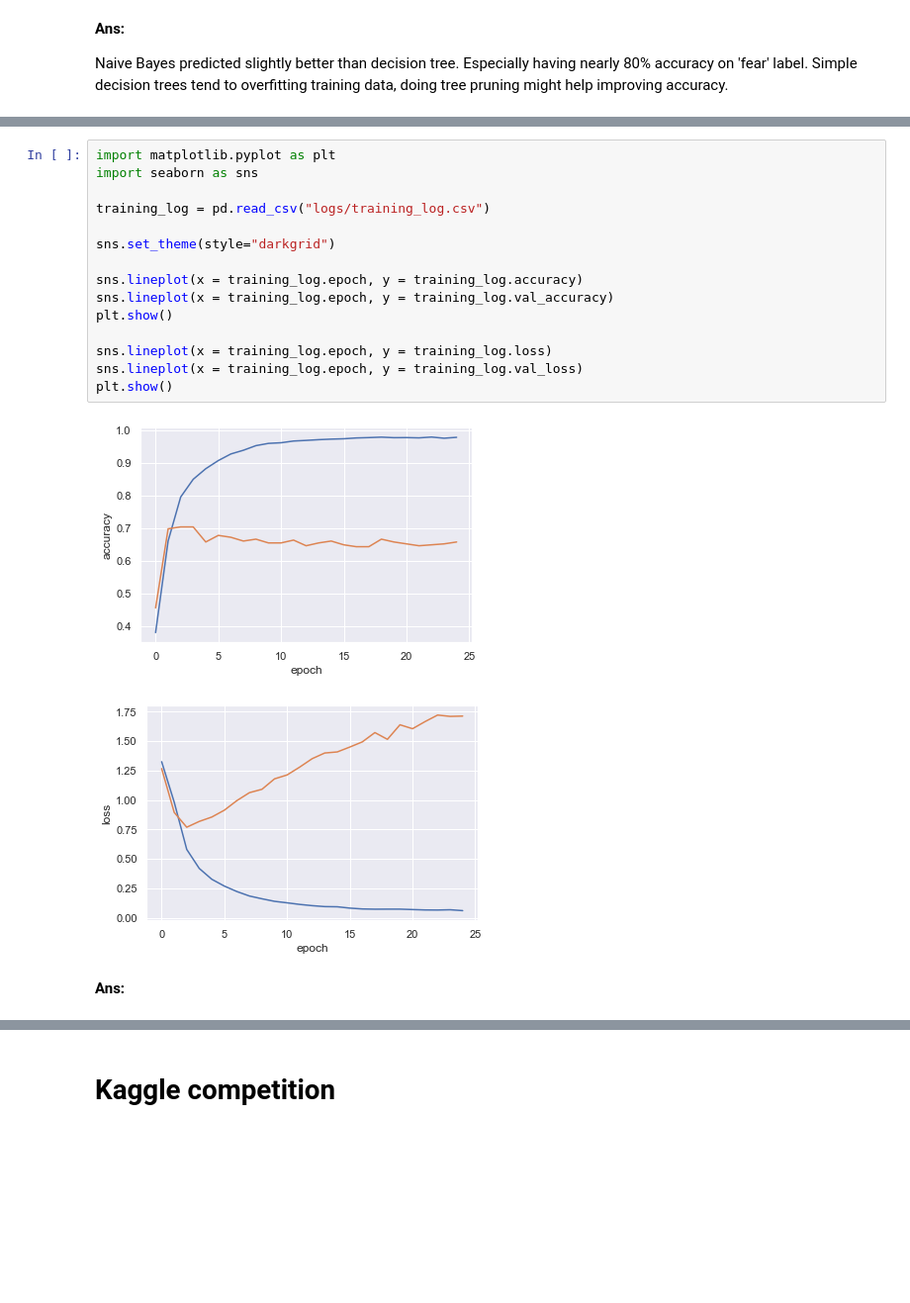
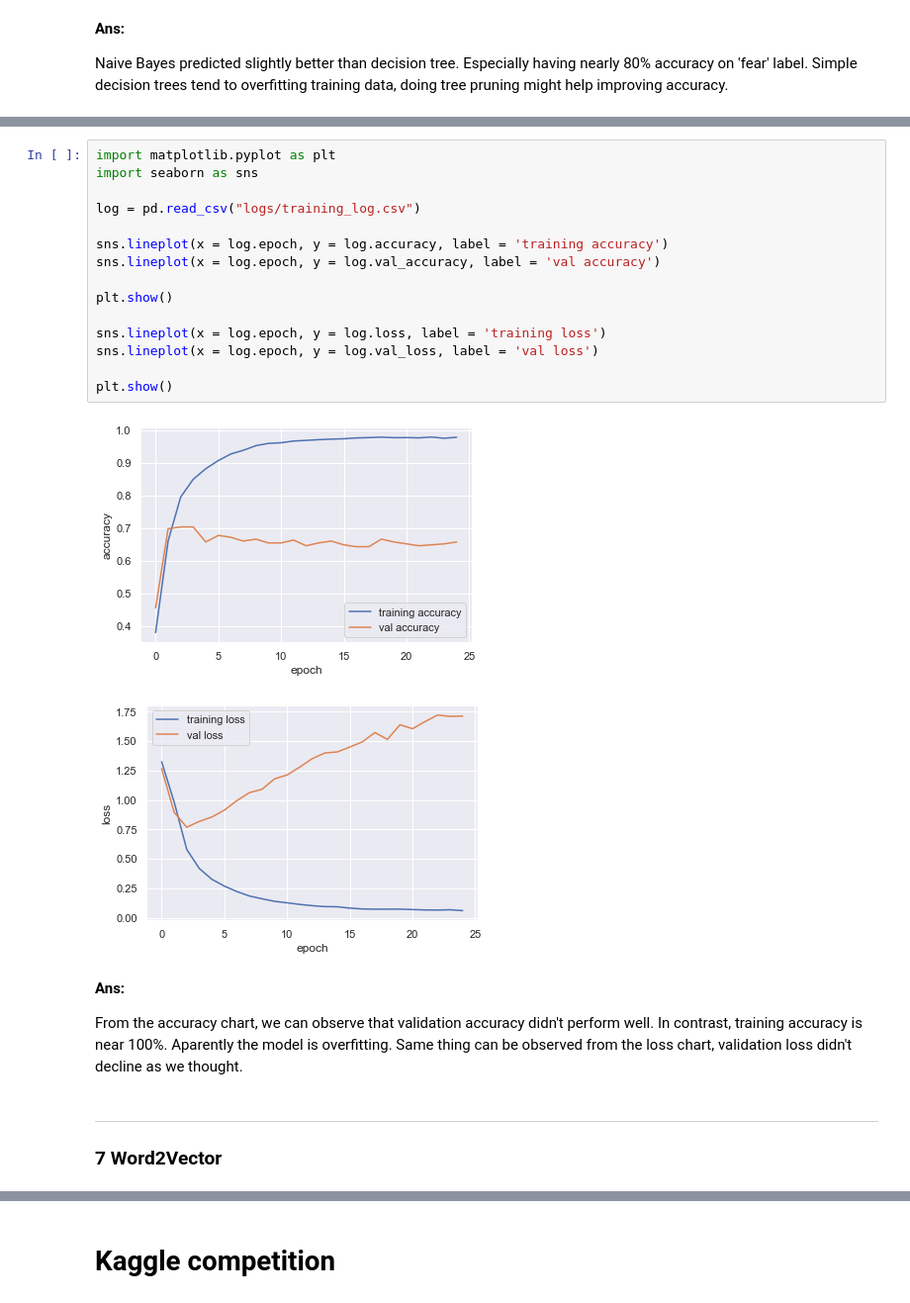
Before and after one commit to JohnnyLin97/DM2021-Lab2-HW2, a Jupyter notebook: DM2021-Lab2-Homework.ipynb, the cells around one changed output, grey strips where cells are left out. Shown at 99% size. Drawn from its saved outputs; the diff is of its cells as text; blank space fills up the shorter version.

```diff
--- a/DM2021-Lab2-Homework.ipynb
+++ b/DM2021-Lab2-Homework.ipynb
@@ -381,20 +381,25 @@ How to interpret the graphs you got? How are they related to the concept of over
 # %%
 import matplotlib.pyplot as plt
 import seaborn as sns
 
-training_log = pd.read_csv("logs/training_log.csv")
+log = pd.read_csv("logs/training_log.csv")
 
-sns.set_theme(style="darkgrid")
+sns.lineplot(x = log.epoch, y = log.accuracy, label = 'training accuracy')
+sns.lineplot(x = log.epoch, y = log.val_accuracy, label = 'val accuracy')
 
-sns.lineplot(x = training_log.epoch, y = training_log.accuracy)
-sns.lineplot(x = training_log.epoch, y = training_log.val_accuracy)
 plt.show()
 
-sns.lineplot(x = training_log.epoch, y = training_log.loss)
-sns.lineplot(x = training_log.epoch, y = training_log.val_loss)
+sns.lineplot(x = log.epoch, y = log.loss, label = 'training loss')
+sns.lineplot(x = log.epoch, y = log.val_loss, label = 'val loss')
+
 plt.show()
 # %% [output]
-[figure, old version]
+[figure, new version]
-[figure, old version]
+[figure, new version]
-# %% [markdown]
-**Ans:**
+# %% [markdown]
+**Ans:**
+
+From the accuracy chart, we can observe that validation accuracy didn't perform well. In contrast, training accuracy is near 100%. Aparently the model is overfitting. Same thing can be observed from the loss chart, validation loss didn't decline as we thought.
+# %% [markdown]
+-------------------
+### 7 Word2Vector
```
Also changed, not shown: parts of 2 cells of this notebook.
